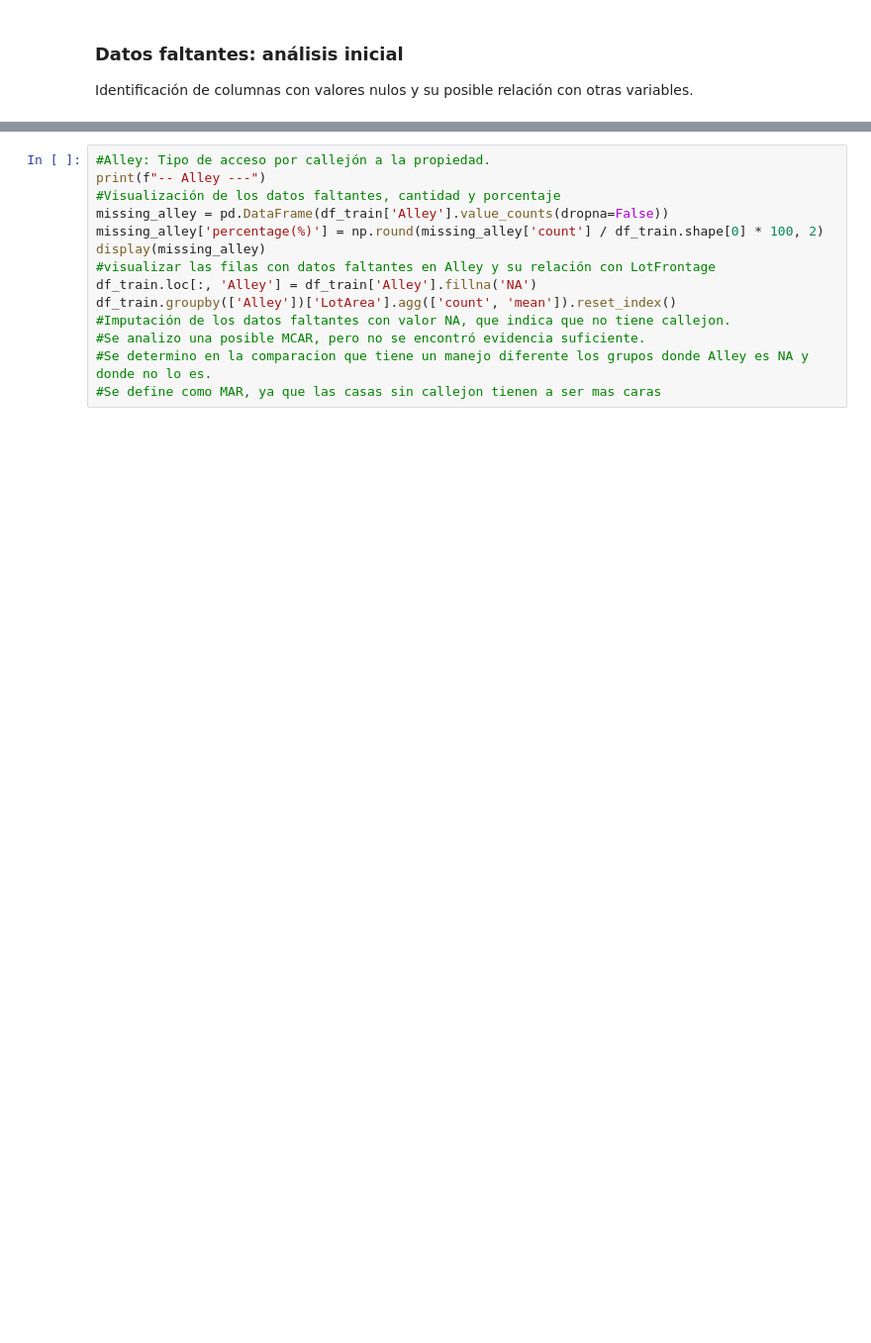
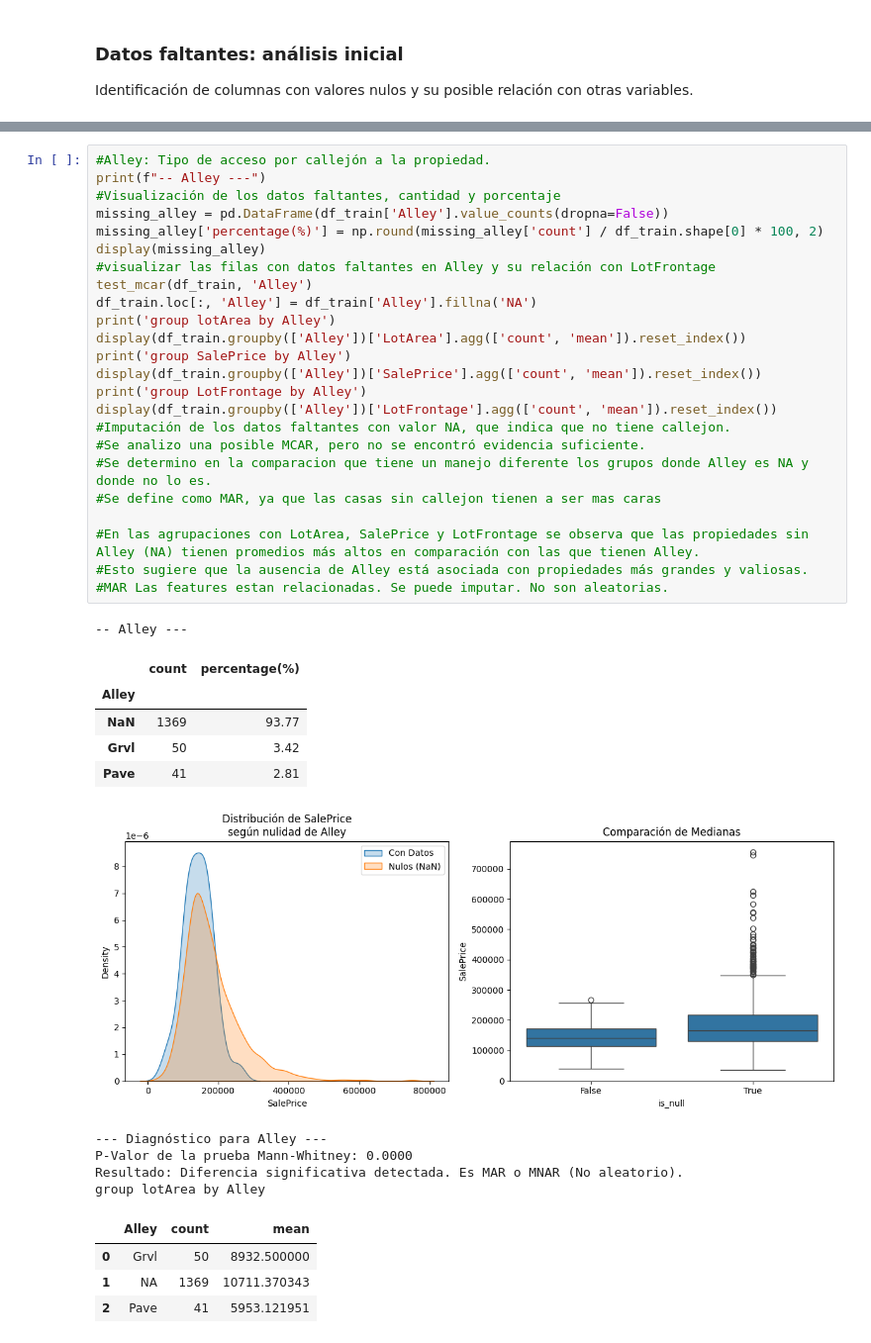
Before and after one commit to Albe036/ML-house-prices, a Jupyter notebook: notebooks/eda_001.ipynb, the cells around one changed output, grey strips where cells are left out. Shown at 99% size. Saved outputs shown, nothing was run; the diff lists cells and outputs as text; blank space fills up the shorter version.

```diff
--- a/notebooks/eda_001.ipynb
+++ b/notebooks/eda_001.ipynb
@@ -69,14 +138,40 @@ plt.show()
 # %%
 #Alley: Tipo de acceso por callejón a la propiedad.
 print(f"-- Alley ---")
 #Visualización de los datos faltantes, cantidad y porcentaje
 missing_alley = pd.DataFrame(df_train['Alley'].value_counts(dropna=False))
 missing_alley['percentage(%)'] = np.round(missing_alley['count'] / df_train.shape[0] * 100, 2)
 display(missing_alley)
 #visualizar las filas con datos faltantes en Alley y su relación con LotFrontage
+test_mcar(df_train, 'Alley')
 df_train.loc[:, 'Alley'] = df_train['Alley'].fillna('NA')
-df_train.groupby(['Alley'])['LotArea'].agg(['count', 'mean']).reset_index()
+print('group lotArea by Alley')
+display(df_train.groupby(['Alley'])['LotArea'].agg(['count', 'mean']).reset_index())
+print('group SalePrice by Alley')
+display(df_train.groupby(['Alley'])['SalePrice'].agg(['count', 'mean']).reset_index())
+print('group LotFrontage by Alley')
+display(df_train.groupby(['Alley'])['LotFrontage'].agg(['count', 'mean']).reset_index())
 #Imputación de los datos faltantes con valor NA, que indica que no tiene callejon.
 #Se analizo una posible MCAR, pero no se encontró evidencia suficiente.
 #Se determino en la comparacion que tiene un manejo diferente los grupos donde Alley es NA y donde no lo es.
 #Se define como MAR, ya que las casas sin callejon tienen a ser mas caras
+
+#En las agrupaciones con LotArea, SalePrice y LotFrontage se observa que las propiedades sin Alley (NA) tienen promedios más altos en comparación con las que tienen Alley.
+#Esto sugiere que la ausencia de Alley está asociada con propiedades más grandes y valiosas.
+#MAR Las features estan relacionadas. Se puede imputar. No son aleatorias.
+# %% [output]
+-- Alley ---
+|  | count | percentage(%) |
+| Alley |  |  |
+| NaN | 1369 | 93.77 |
+| Grvl | 50 | 3.42 |
+| Pave | 41 | 2.81 |
+[figure, added]
+--- Diagnóstico para Alley ---
+P-Valor de la prueba Mann-Whitney: 0.0000
+Resultado: Diferencia significativa detectada. Es MAR o MNAR (No aleatorio).
+group lotArea by Alley
+|  | Alley | count | mean |
+| 0 | Grvl | 50 | 8932.500000 |
+| 1 | NA | 1369 | 10711.370343 |
+| 2 | Pave | 41 | 5953.121951 |
```
Also changed, not shown: parts of 11 cells of this notebook, 1 other file.
